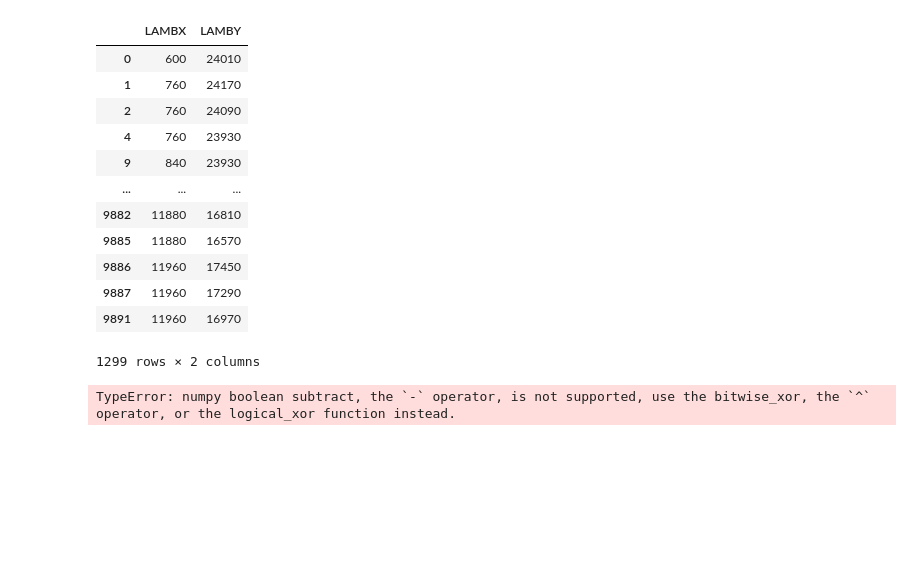
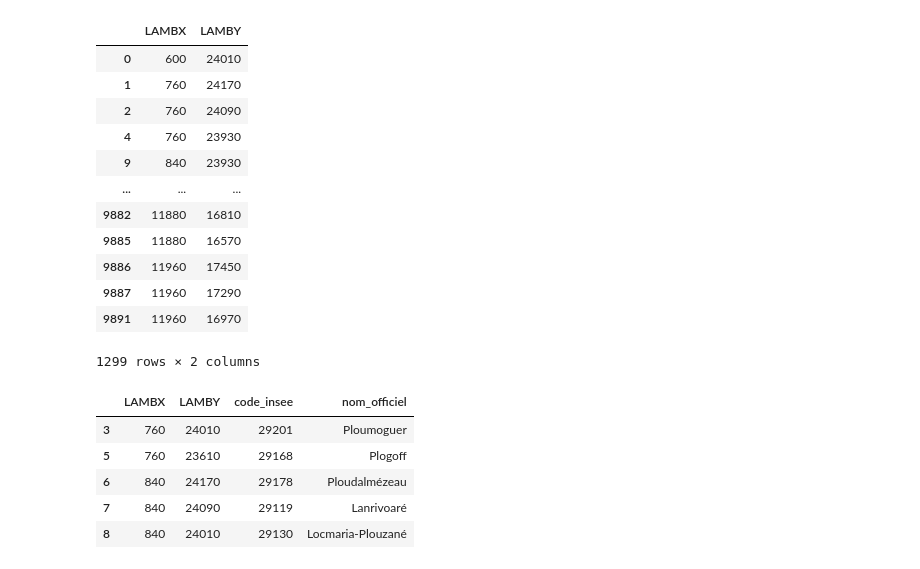
Before and after one commit to Sophie-Monsi/MACHINE-LEARNING-FOR-CLIMATE-RISK, a Jupyter notebook: Database_download.ipynb, the cells around one changed output. Cells and saved outputs as stored; diff of their text form; code cells hidden in the pictures; blank space fills up the shorter version.

```diff
--- a/Database_download.ipynb
+++ b/Database_download.ipynb
@@ -627,5 +625,13 @@ pts_communes[pd.isna(pts_communes["code_insee"])][["LAMBX","LAMBY"]]
 | 9891 | 11960 | 16970 |
 1299 rows × 2 columns
 # %%
+# Points à utilser pour la jointure avec les données du swi journalier
+pts_communes_new=pts_communes.loc[pts_communes["code_insee"].notna(), ["LAMBX", "LAMBY","code_insee","nom_officiel"]]
+pts_communes_new.head()
 # %% [output]
-TypeError: numpy boolean subtract, the `-` operator, is not supported, use the bitwise_xor, the `^` operator, or the logical_xor function instead.
+|  | LAMBX | LAMBY | code_insee | nom_officiel |
+| 3 | 760 | 24010 | 29201 | Ploumoguer |
+| 5 | 760 | 23610 | 29168 | Plogoff |
+| 6 | 840 | 24170 | 29178 | Ploudalmézeau |
+| 7 | 840 | 24090 | 29119 | Lanrivoaré |
+| 8 | 840 | 24010 | 29130 | Locmaria-Plouzané |
```
Also changed, not shown: parts of 3 cells of this notebook.
